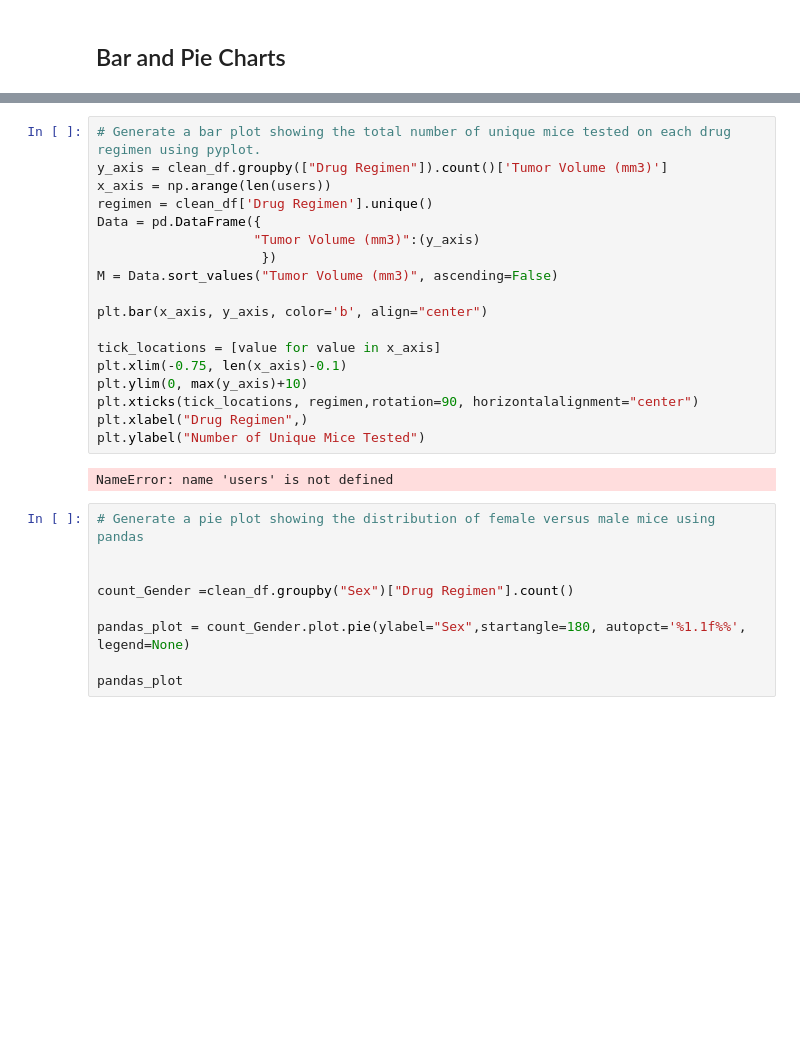
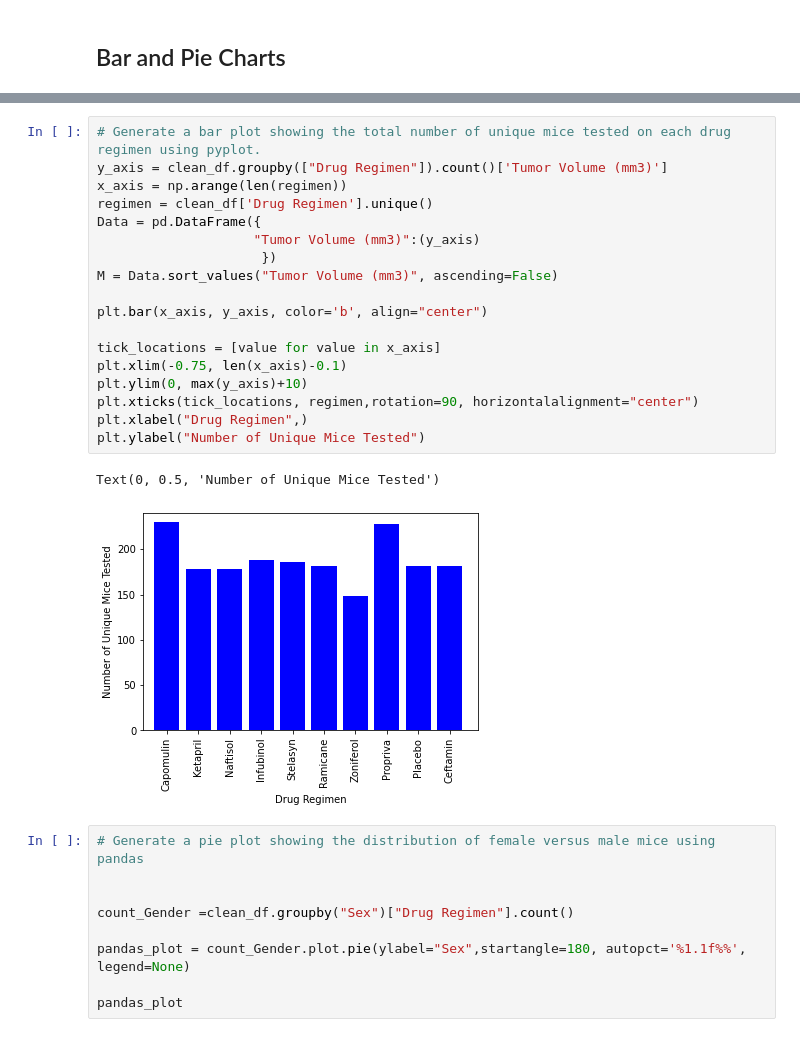
Before and after one commit to Lanpham0110/MathplotLib_challenge, a Jupyter notebook: Pymaceuticals/pymaceuticals_starter.ipynb, the cells around one changed output, grey strips where cells are left out. Cells and saved outputs as stored; diff of their text form; blank space fills up the shorter version.

```diff
--- a/Pymaceuticals/pymaceuticals_starter.ipynb
+++ b/Pymaceuticals/pymaceuticals_starter.ipynb
@@ -153,23 +153,24 @@ NameError: name 'users' is not defined
 # %%
 # Generate a bar plot showing the total number of unique mice tested on each drug regimen using pyplot.
 y_axis = clean_df.groupby(["Drug Regimen"]).count()['Tumor Volume (mm3)']
-x_axis = np.arange(len(users))
+x_axis = np.arange(len(regimen))
 regimen = clean_df['Drug Regimen'].unique()
 Data = pd.DataFrame({
                     "Tumor Volume (mm3)":(y_axis)
                      })
 M = Data.sort_values("Tumor Volume (mm3)", ascending=False)
 
 plt.bar(x_axis, y_axis, color='b', align="center")
 
 tick_locations = [value for value in x_axis]
 plt.xlim(-0.75, len(x_axis)-0.1)
 plt.ylim(0, max(y_axis)+10)
 plt.xticks(tick_locations, regimen,rotation=90, horizontalalignment="center")
 plt.xlabel("Drug Regimen",)
 plt.ylabel("Number of Unique Mice Tested")
 # %% [output]
-NameError: name 'users' is not defined
+Text(0, 0.5, 'Number of Unique Mice Tested')
+[figure, added]
 # %%
 # Generate a pie plot showing the distribution of female versus male mice using pandas
 
```
Also changed, not shown: parts of 1 cell of this notebook.
